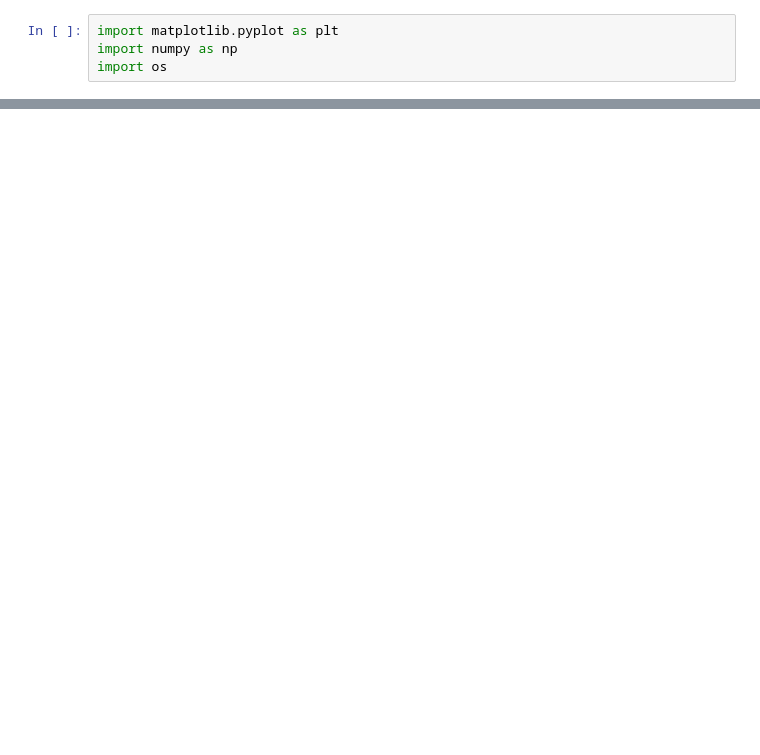
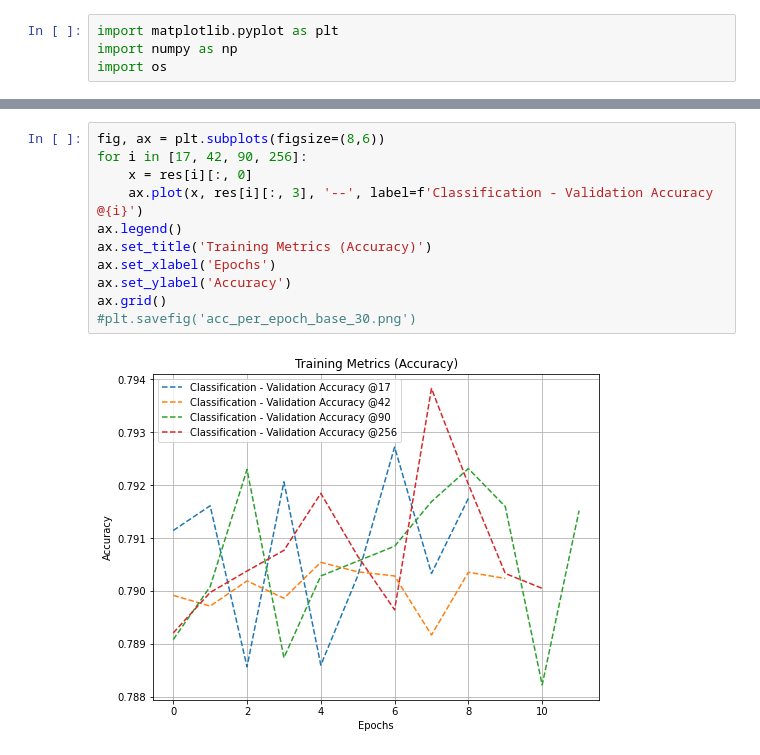
Before and after one commit to mazabdul7/msc_attention_project, a Jupyter notebook: plots/plot.ipynb, the cells around one changed output, grey strips where cells are left out. Drawn from its saved outputs; the diff is of its cells as text; blank space fills up the shorter version.

```diff
--- a/plots/plot.ipynb
+++ b/plots/plot.ipynb
@@ -9,3 +28,16 @@ train_data = train_data[1:]
+# %%
+fig, ax = plt.subplots(figsize=(8,6))
+for i in [17, 42, 90, 256]:
+    x = res[i][:, 0]
+    ax.plot(x, res[i][:, 3], '--', label=f'Classification - Validation Accuracy @{i}')
+ax.legend()
+ax.set_title('Training Metrics (Accuracy)')
+ax.set_xlabel('Epochs')
+ax.set_ylabel('Accuracy')
+ax.grid()
+#plt.savefig('acc_per_epoch_base_30.png')
+# %% [output]
+[figure, added]
 # %%
 fig, ax = plt.subplots(figsize=(8,6))
 x = train_data[:, 0]
```
Also changed, not shown: parts of 5 cells of this notebook, 16 other files.
